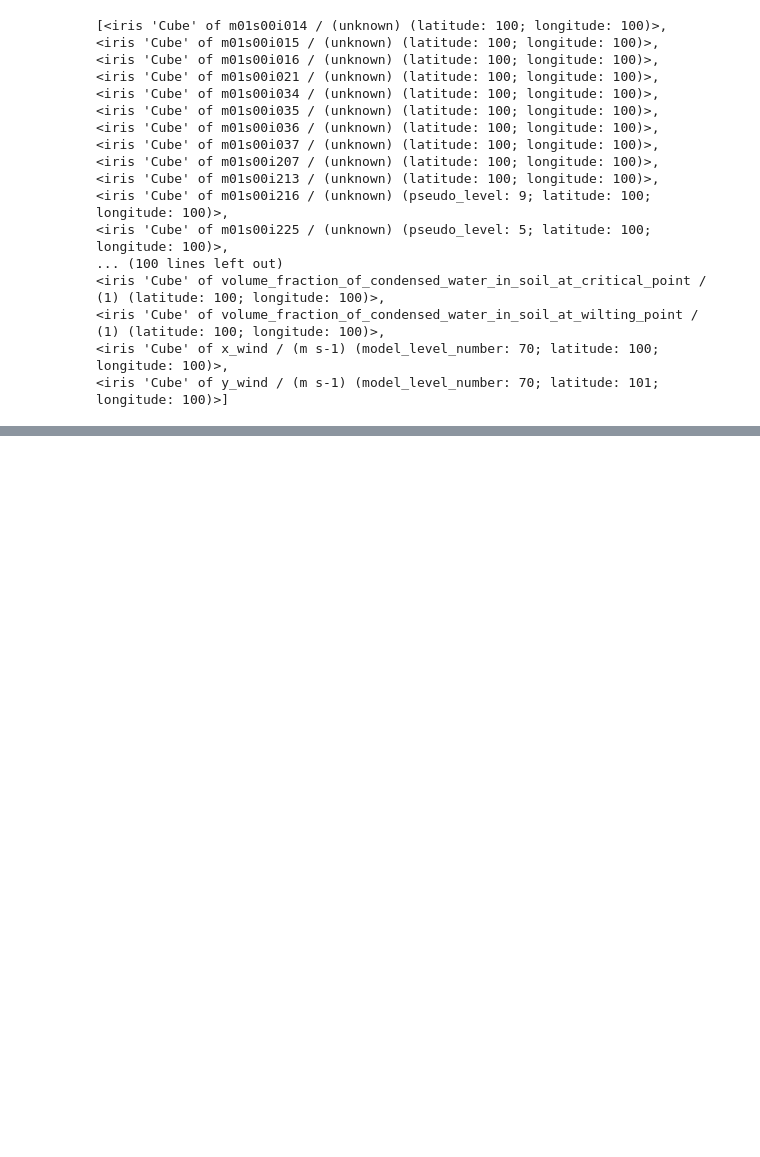
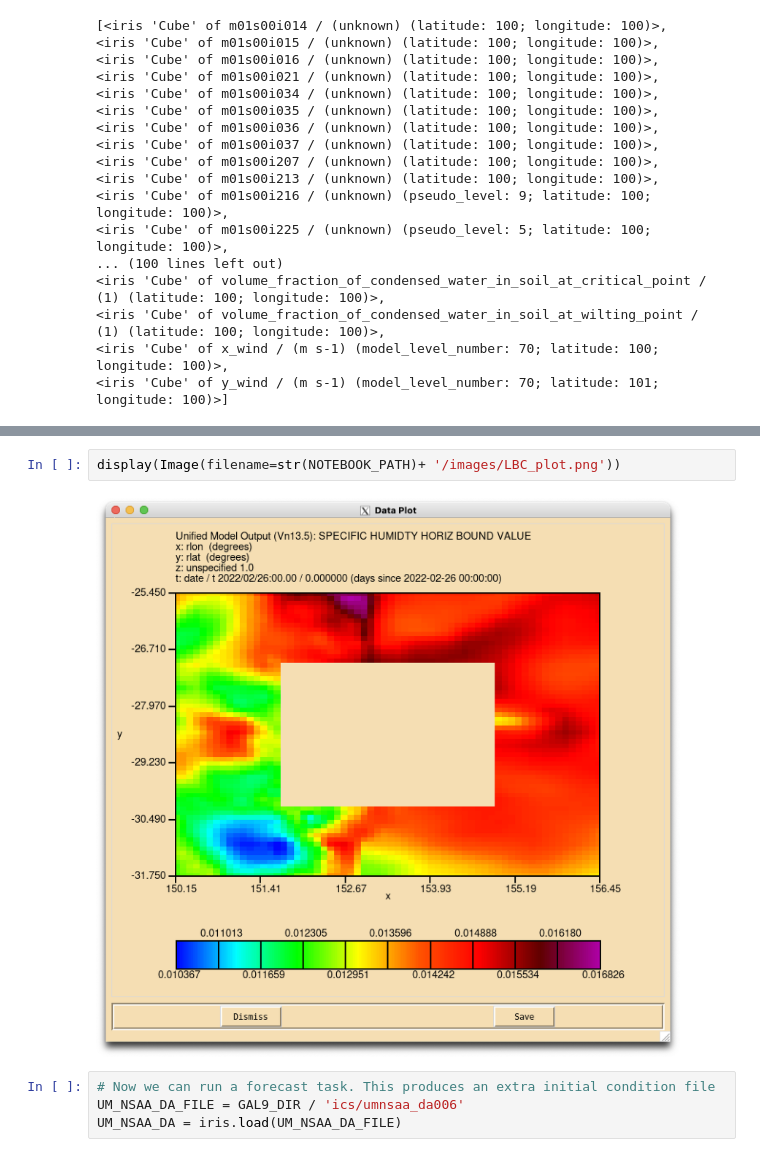
Before and after one commit to 21centuryweather/UM_configuration_tools, a Jupyter notebook: notebooks/UM_RNS_data_flows.ipynb, the cells around one changed output, grey strips where cells are left out. Cells and saved outputs as stored; diff of their text form; blank space fills up the shorter version.

```diff
--- a/notebooks/UM_RNS_data_flows.ipynb
+++ b/notebooks/UM_RNS_data_flows.ipynb
@@ -81,0 +211,8 @@ ec_recon
+# %%
+display(Image(filename=str(NOTEBOOK_PATH)+ '/images/LBC_plot.png'))
+# %% [output]
+[figure, added]
+# %%
+# Now we can run a forecast task. This produces an extra initial condition file
+UM_NSAA_DA_FILE = GAL9_DIR / 'ics/umnsaa_da006'
+UM_NSAA_DA = iris.load(UM_NSAA_DA_FILE)
```
Also changed, not shown: parts of 26 cells of this notebook, 3 other files.
